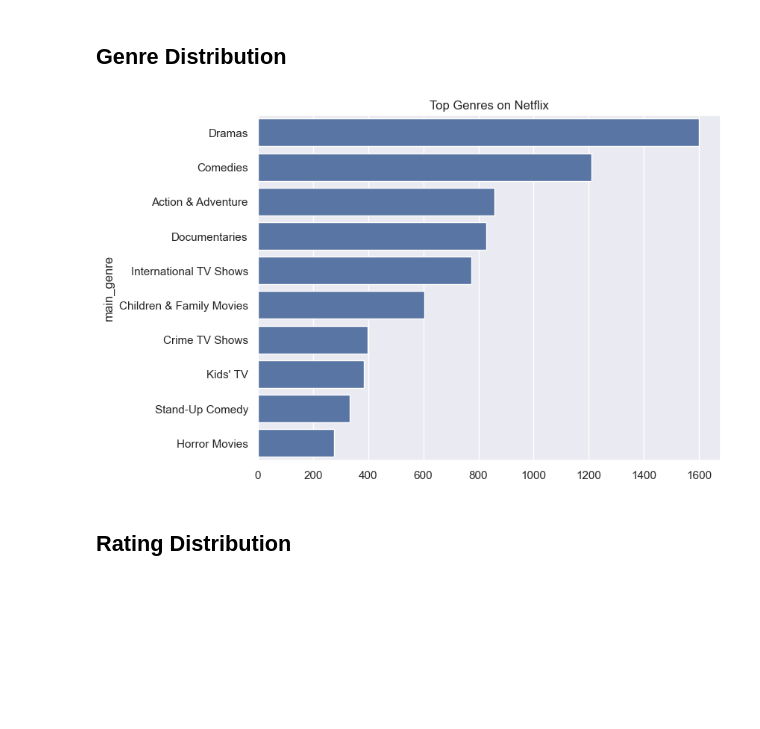
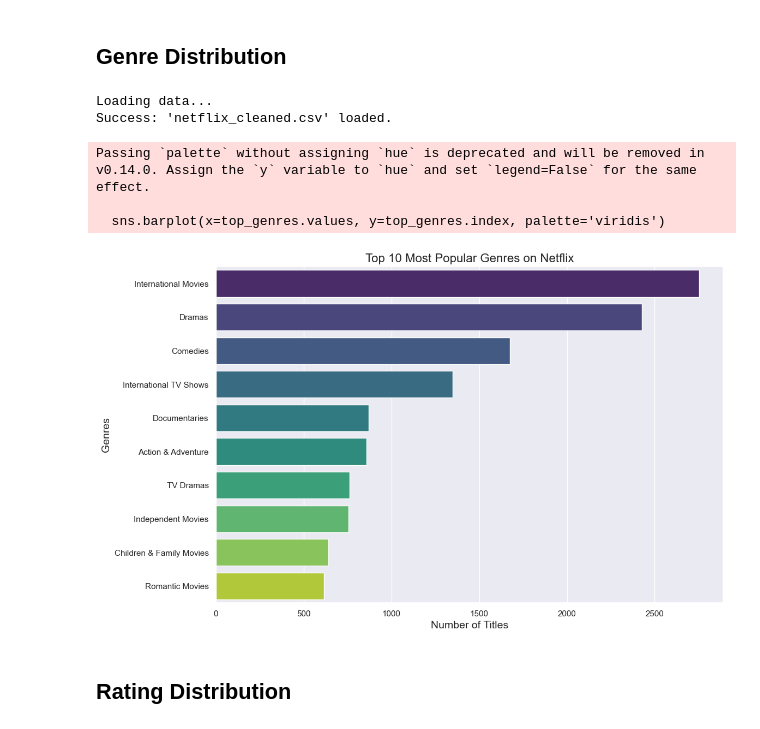
Before and after one commit to basakeris/netflix-analysis-project, a Jupyter notebook: Final_Project_Report.ipynb, the cells around one changed output. Saved outputs shown, nothing was run; the diff lists cells and outputs as text; code cells hidden in the pictures; blank space fills up the shorter version.

Commit message:
main

```diff
--- a/Final_Project_Report.ipynb
+++ b/Final_Project_Report.ipynb
@@ -129,41 +119,58 @@ plt.show()
 # %% [markdown]
 ## Genre Distribution
-# %%
-df['main_genre'] = df['listed_in'].str.split(',').str[0]
-top_genres = df['main_genre'].value_counts().head(10)
-
-plt.figure(figsize=(8,6))
-sns.barplot(x=top_genres.values, y=top_genres.index)
-plt.title("Top Genres on Netflix")
-plt.show()
-# %% [output]
-[figure, removed]
 # %%
-# Genre Anomaly Detection
-from collections import Counter
 
-all_genres = []
-for genres in df['listed_in'].dropna():
-    all_genres.extend([g.strip() for g in genres.split(',')])
+import pandas as pd
+import matplotlib.pyplot as plt
+import seaborn as sns
 
-genre_counts = Counter(all_genres)
-genre_series = pd.Series(dict(genre_counts))
+%matplotlib inline
 
-q1_genre = genre_series.quantile(0.25)
-q3_genre = genre_series.quantile(0.75)
-iqr_genre = q3_genre - q1_genre
-upper_bound_genre = q3_genre + 1.5 * iqr_genre
+sns.set(style="darkgrid")
 
-plt.figure(figsize=(12, 8))
-colors_genre = ['red' if x > upper_bound_genre else 'lightblue'
-               for x in genre_series.values]
-genre_series.sort_values().plot(kind='barh', color=colors_genre)
-plt.title("Genre Distribution - Anomaly Detection (IQR Method)")
-plt.xlabel("Count")
-plt.axvline(x=upper_bound_genre, color='red', linestyle='--', label='Anomaly Threshold')
-plt.legend()
-plt.tight_layout()
-plt.show()
+print("Loading data...")
+try:
+    df = pd.read_csv('netflix_cleaned.csv')
+    print("Success: 'netflix_cleaned.csv' loaded.")
+except FileNotFoundError:
+    try:
+
+        df = pd.read_csv('netflix_titles.csv')
+        print("Info: 'netflix_cleaned.csv' not found, loaded 'netflix_titles.csv' instead.")
+    except FileNotFoundError:
+        print("CRITICAL ERROR: No data file found. Please ensure the CSV file is in the folder.")
+        df = None
+
+if df is not None:
+    if 'listed_in' in df.columns:
+
+        genres_list = df['listed_in'].str.split(', ', expand=True).stack()
+
+        # Get the top 10 most frequent genres
+        top_genres = genres_list.value_counts().head(10)
+
+
+        plt.figure(figsize=(12, 8))
+
+        sns.barplot(x=top_genres.values, y=top_genres.index, palette='viridis')
+
+        # Add English Titles and Labels
+        plt.title('Top 10 Most Popular Genres on Netflix', fontsize=16)
+        plt.xlabel('Number of Titles', fontsize=14)
+        plt.ylabel('Genres', fontsize=14)
+
+        # Show the plot
+        plt.show()
+
+    else:
+        print("Error: The column 'listed_in' was not found in the dataset.")
+# %% [output]
+Loading data...
+Success: 'netflix_cleaned.csv' loaded.
+Passing `palette` without assigning `hue` is deprecated and will be removed in v0.14.0. Assign the `y` variable to `hue` and set `legend=False` for the same effect.
+
+  sns.barplot(x=top_genres.values, y=top_genres.index, palette='viridis')
+[figure, added]
 # %% [markdown]
 ## Rating Distribution
 # %%
```
Also changed, not shown: parts of 7 cells of this notebook, 2 other files.
